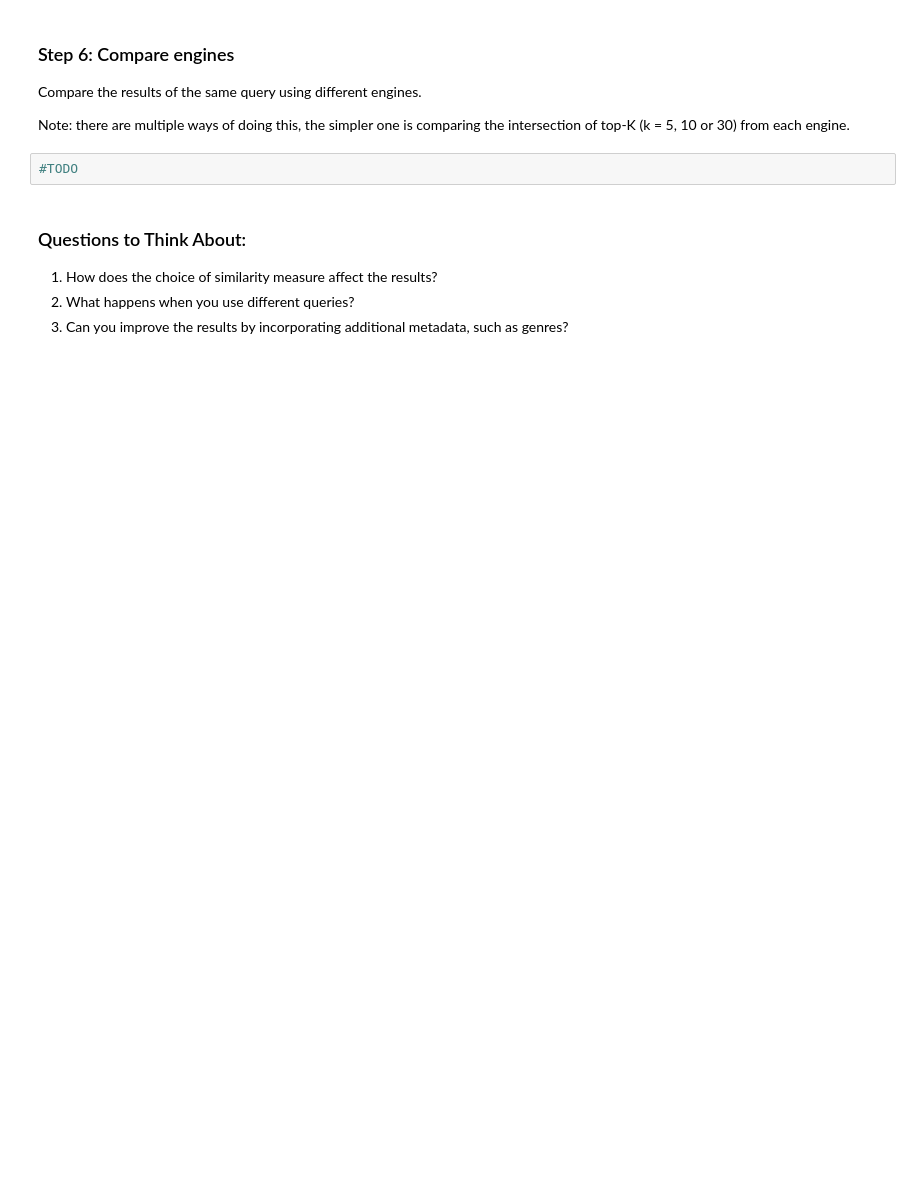
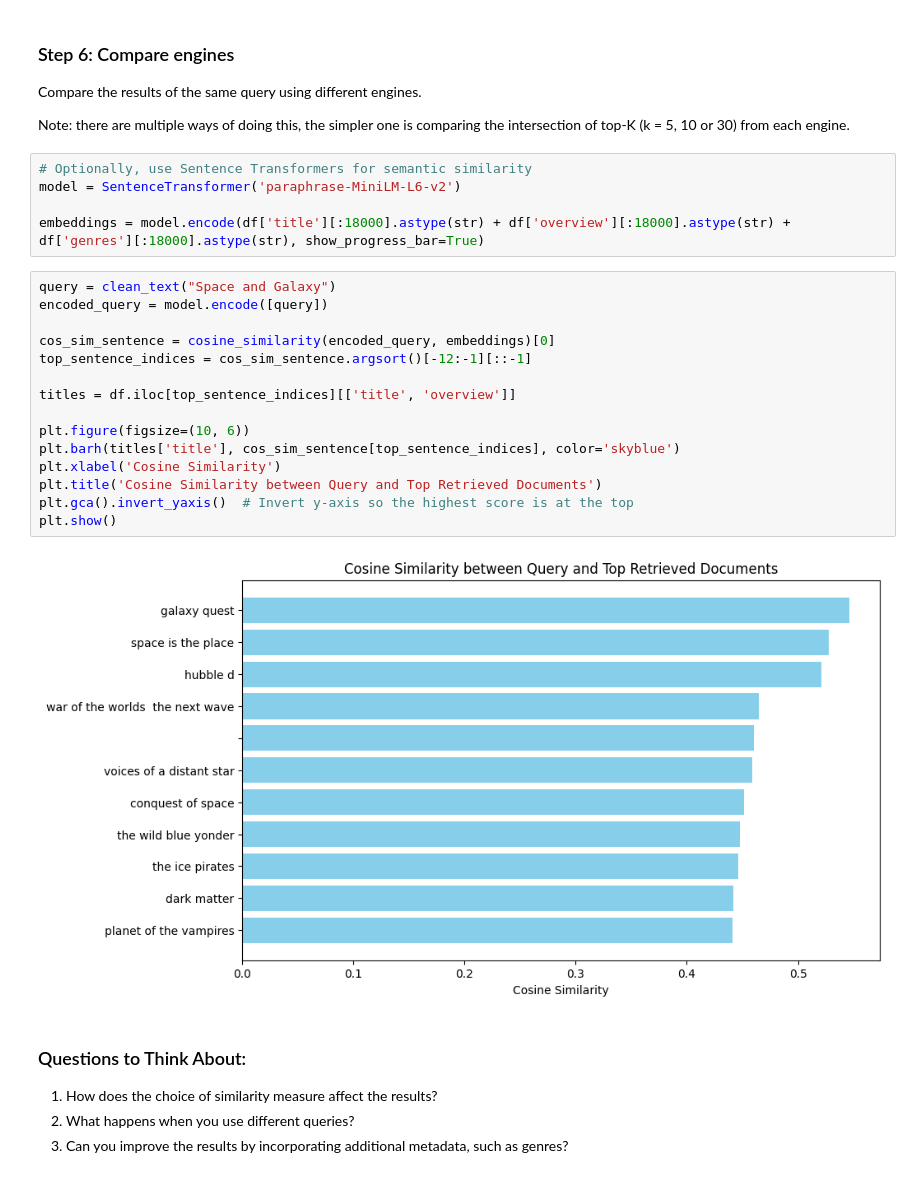
Before and after one commit to bernaprioste1704/6-7-edition, a Jupyter notebook: NLP - Embeddings and Search/exercises_notebook_search.ipynb, the cells around one changed output. Saved outputs shown, nothing was run; the diff lists cells and outputs as text; blank space fills up the shorter version.

```diff
--- a/NLP - Embeddings and Search/exercises_notebook_search.ipynb
+++ b/NLP - Embeddings and Search/exercises_notebook_search.ipynb
@@ -232,7 +151,27 @@ Compare the results of the same query using different engines.
 
 Note: there are multiple ways of doing this, the simpler one is comparing the intersection of top-K (k = 5, 10 or 30) from each engine.
 # %%
-#TODO
+# Optionally, use Sentence Transformers for semantic similarity
+model = SentenceTransformer('paraphrase-MiniLM-L6-v2')
+
+embeddings = model.encode(df['title'][:18000].astype(str) + df['overview'][:18000].astype(str) + df['genres'][:18000].astype(str), show_progress_bar=True)
+# %%
+query = clean_text("Space and Galaxy")
+encoded_query = model.encode([query])
+
+cos_sim_sentence = cosine_similarity(encoded_query, embeddings)[0]
+top_sentence_indices = cos_sim_sentence.argsort()[-12:-1][::-1]
+
+titles = df.iloc[top_sentence_indices][['title', 'overview']]
+
+plt.figure(figsize=(10, 6))
+plt.barh(titles['title'], cos_sim_sentence[top_sentence_indices], color='skyblue')
+plt.xlabel('Cosine Similarity')
+plt.title('Cosine Similarity between Query and Top Retrieved Documents')
+plt.gca().invert_yaxis()  # Invert y-axis so the highest score is at the top
+plt.show()
+# %% [output]
+[figure, added]
 # %% [markdown]
 ### Questions to Think About:
 
```
Also changed, not shown: parts of 8 cells of this notebook, 1 other file.
